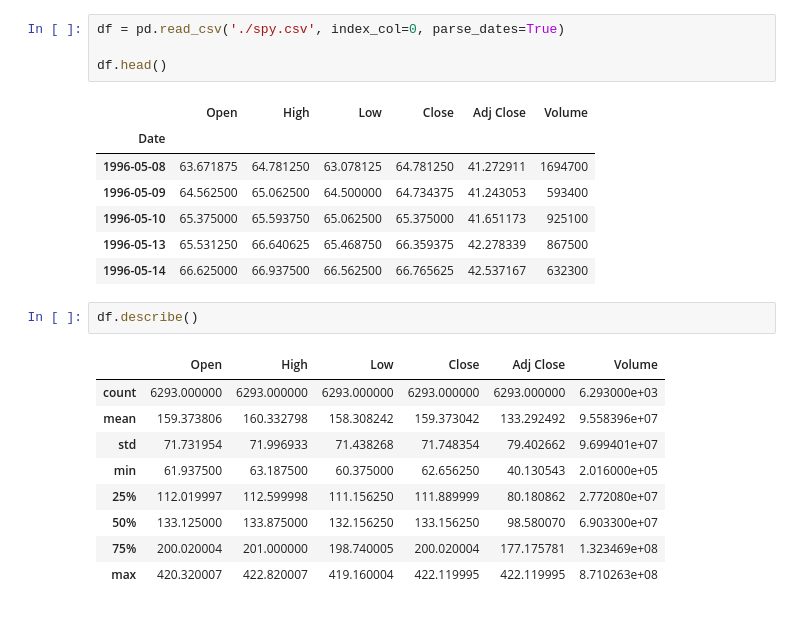
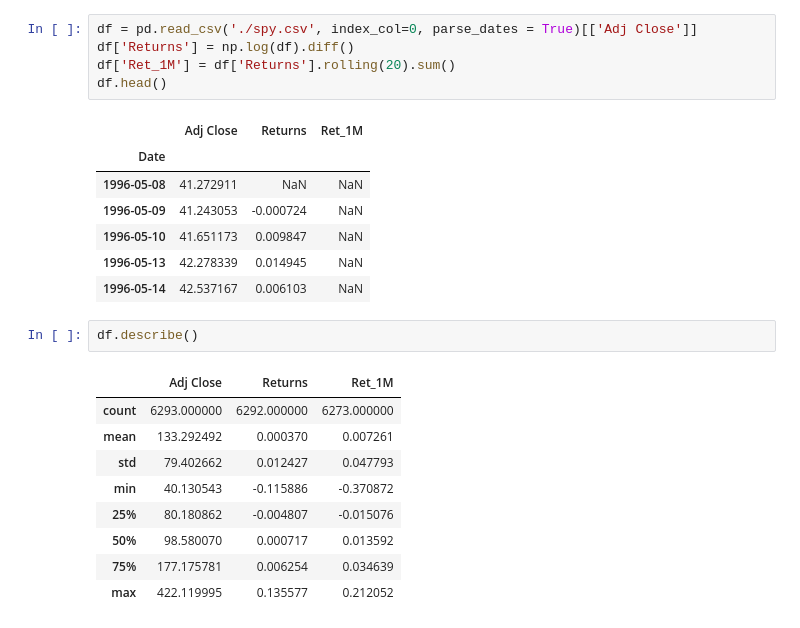
Before and after one commit to robonesky/oreilly, a Jupyter notebook: RM Lab Notes 11 202301 cohort.ipynb, the cells around one changed output. Saved outputs shown, nothing was run; the diff lists cells and outputs as text.

```diff
--- a/RM Lab Notes 11 202301 cohort.ipynb
+++ b/RM Lab Notes 11 202301 cohort.ipynb
@@ -19,24 +54,25 @@ warnings.filterwarnings ('ignore')
 # %%
-df = pd.read_csv('./spy.csv', index_col=0, parse_dates=True)
-
+df = pd.read_csv('./spy.csv', index_col=0, parse_dates = True)[['Adj Close']]
+df['Returns'] = np.log(df).diff()
+df['Ret_1M'] = df['Returns'].rolling(20).sum()
 df.head()
 # %% [output]
-|  | Open | High | Low | Close | Adj Close | Volume |
-| Date |  |  |  |  |  |  |
-| 1996-05-08 | 63.671875 | 64.781250 | 63.078125 | 64.781250 | 41.272911 | 1694700 |
-| 1996-05-09 | 64.562500 | 65.062500 | 64.500000 | 64.734375 | 41.243053 | 593400 |
-| 1996-05-10 | 65.375000 | 65.593750 | 65.062500 | 65.375000 | 41.651173 | 925100 |
-| 1996-05-13 | 65.531250 | 66.640625 | 65.468750 | 66.359375 | 42.278339 | 867500 |
-| 1996-05-14 | 66.625000 | 66.937500 | 66.562500 | 66.765625 | 42.537167 | 632300 |
+|  | Adj Close | Returns | Ret_1M |
+| Date |  |  |  |
+| 1996-05-08 | 41.272911 | NaN | NaN |
+| 1996-05-09 | 41.243053 | -0.000724 | NaN |
+| 1996-05-10 | 41.651173 | 0.009847 | NaN |
+| 1996-05-13 | 42.278339 | 0.014945 | NaN |
+| 1996-05-14 | 42.537167 | 0.006103 | NaN |
 # %%
 df.describe()
 # %% [output]
-|  | Open | High | Low | Close | Adj Close | Volume |
-| count | 6293.000000 | 6293.000000 | 6293.000000 | 6293.000000 | 6293.000000 | 6.293000e+03 |
-| mean | 159.373806 | 160.332798 | 158.308242 | 159.373042 | 133.292492 | 9.558396e+07 |
-| std | 71.731954 | 71.996933 | 71.438268 | 71.748354 | 79.402662 | 9.699401e+07 |
-| min | 61.937500 | 63.187500 | 60.375000 | 62.656250 | 40.130543 | 2.016000e+05 |
-| 25% | 112.019997 | 112.599998 | 111.156250 | 111.889999 | 80.180862 | 2.772080e+07 |
-| 50% | 133.125000 | 133.875000 | 132.156250 | 133.156250 | 98.580070 | 6.903300e+07 |
-| 75% | 200.020004 | 201.000000 | 198.740005 | 200.020004 | 177.175781 | 1.323469e+08 |
-| max | 420.320007 | 422.820007 | 419.160004 | 422.119995 | 422.119995 | 8.710263e+08 |
+|  | Adj Close | Returns | Ret_1M |
+| count | 6293.000000 | 6292.000000 | 6273.000000 |
+| mean | 133.292492 | 0.000370 | 0.007261 |
+| std | 79.402662 | 0.012427 | 0.047793 |
+| min | 40.130543 | -0.115886 | -0.370872 |
+| 25% | 80.180862 | -0.004807 | -0.015076 |
+| 50% | 98.580070 | 0.000717 | 0.013592 |
+| 75% | 177.175781 | 0.006254 | 0.034639 |
+| max | 422.119995 | 0.135577 | 0.212052 |
```
Also changed, not shown: parts of 26 cells of this notebook.
